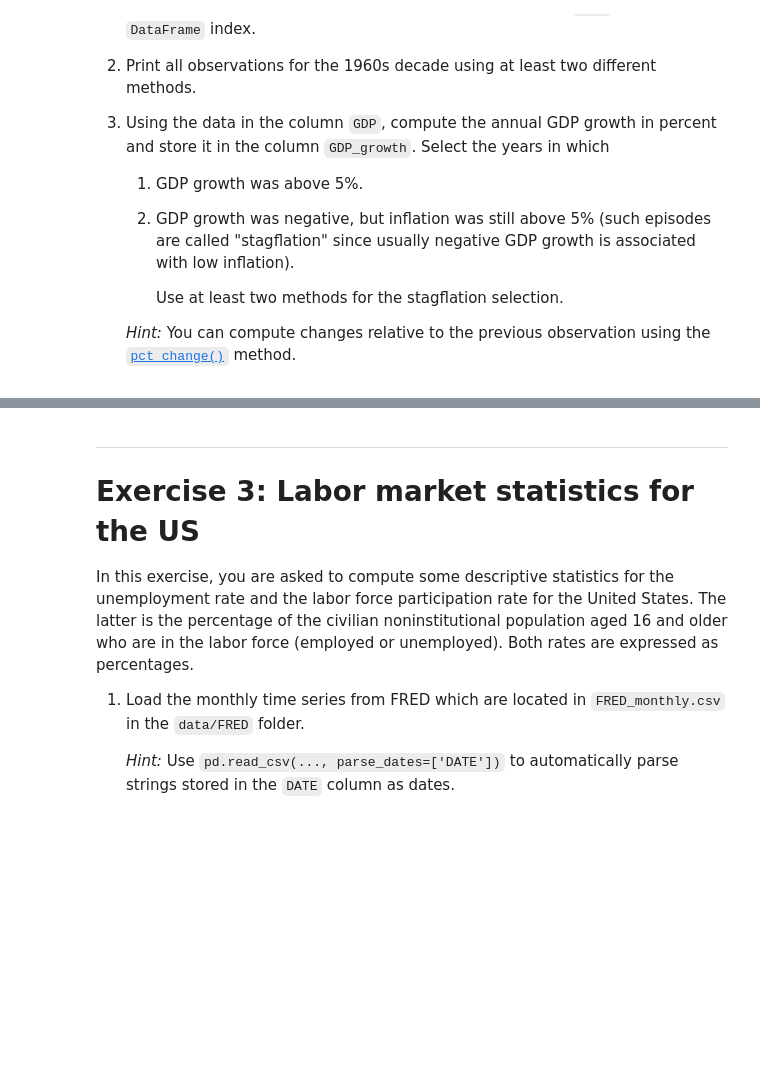
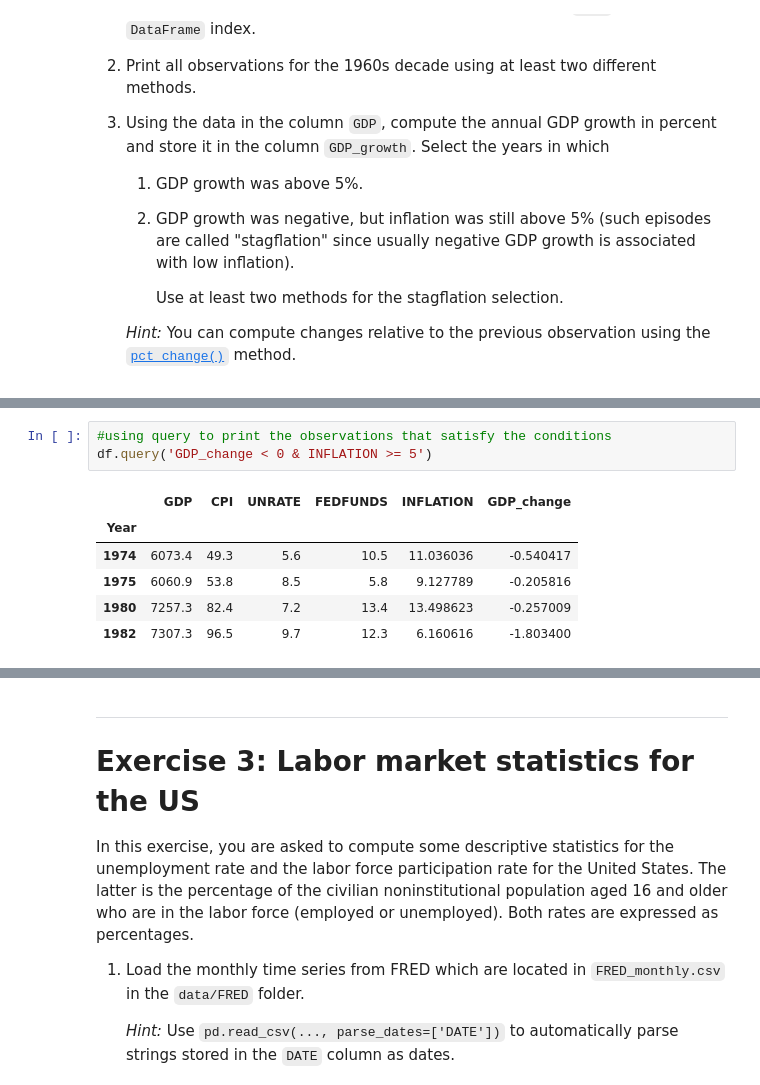
Before and after one commit to 646nwbf27y-lab/TECH2-H26, a Jupyter notebook: workshops/workshop2/workshop2TH.ipynb, the cells around one changed output, grey strips where cells are left out. Cells and saved outputs as stored; diff of their text form; blank space fills up the shorter version.

```diff
--- a/workshops/workshop2/workshop2TH.ipynb
+++ b/workshops/workshop2/workshop2TH.ipynb
@@ -160,0 +244,10 @@ In this exercise, you are asked to select subsets of macroeconomic data for the
+# %%
+#using query to print the observations that satisfy the conditions
+df.query('GDP_change < 0 & INFLATION >= 5')
+# %% [output]
+|  | GDP | CPI | UNRATE | FEDFUNDS | INFLATION | GDP_change |
+| Year |  |  |  |  |  |  |
+| 1974 | 6073.4 | 49.3 | 5.6 | 10.5 | 11.036036 | -0.540417 |
+| 1975 | 6060.9 | 53.8 | 8.5 | 5.8 | 9.127789 | -0.205816 |
+| 1980 | 7257.3 | 82.4 | 7.2 | 13.4 | 13.498623 | -0.257009 |
+| 1982 | 7307.3 | 96.5 | 9.7 | 12.3 | 6.160616 | -1.803400 |
```
Also changed, not shown: parts of 17 cells of this notebook.
